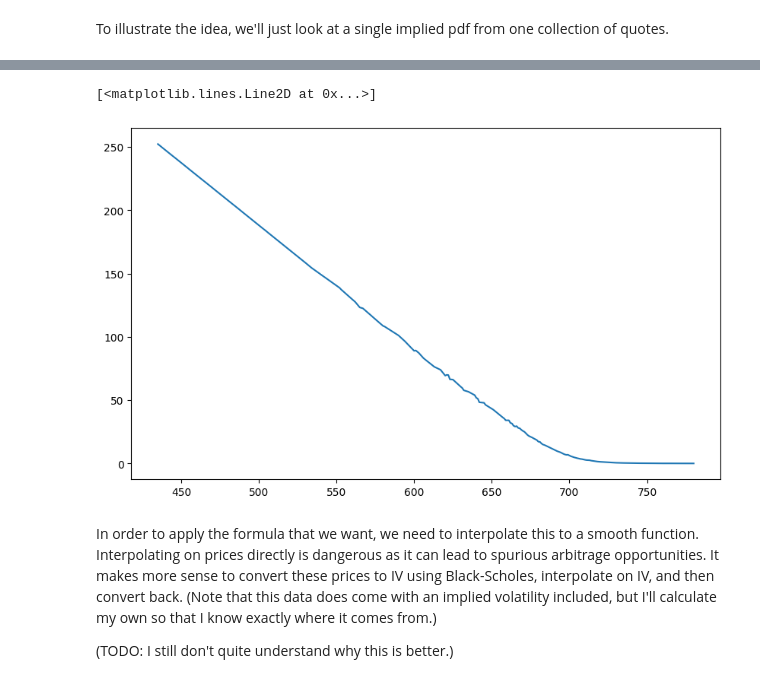
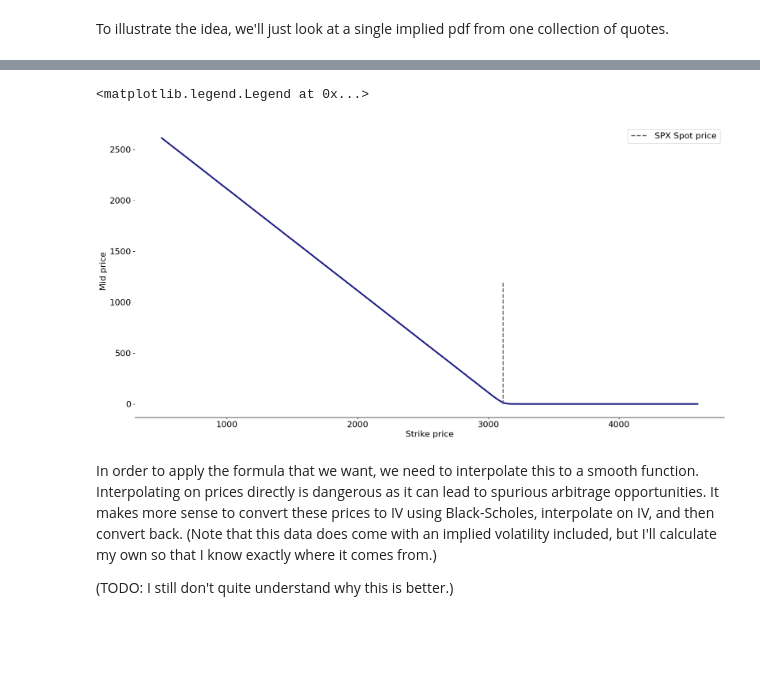
Before and after one commit to swbuchanan/implied-stock-distributions, a Jupyter notebook: project.ipynb, the cells around one changed output, grey strips where cells are left out. Cells and saved outputs as stored; diff of their text form; code cells hidden in the pictures; blank space fills up the shorter version.

```diff
--- a/project.ipynb
+++ b/project.ipynb
@@ -65,6 +65,11 @@ spx_dfs = [
 ]
 
 spx_df = pd.concat(spx_dfs, ignore_index=True).dropna()
+
+
+numeric_cols = ['call_iv', 'call_last', 'put_last'] # TODO: and some more
+for col in numeric_cols:
+    spx_df[col] = pd.to_numeric(spx_df[col], errors="coerce")
 
 
 spx_df['call_bid'] = pd.to_numeric(spx_df['call_bid'], errors='coerce')
@@ -81,7 +86,7 @@ spx_1dte = spx_df[spx_df['tte_unix'] == 60*60*24]
 spx_7dte = spx_df[spx_df['tte_unix'] == 60*60*24*7]
 spx_28dte = spx_df[spx_df['tte_unix'] == 60*60*24*28]
 
-# create a collection of dataframes for each day
+# create a collection of dataframes, one for each day
 spx_1dte_dfs = [
     spx_1dte[spx_1dte['quote_unix'] == utime]
     for utime in spx_1dte['quote_unix'].unique()
@@ -101,21 +133,22 @@ display(spx_1dte_dfs[0])
 # %%
+fig, ax = plt.subplots(figsize=(20,10))
 
+# for df in spx_1dte_dfs:
+    # ax.plot(df['strike'], df['call_mid'], alpha=.1)
 
+df = spx_1dte_dfs[30]
+ax.plot(df['strike'], df['call_mid'], color="#1F1F84", linewidth=3)
+ax.vlines(df['underlying_last'].mean(), ymin=0, ymax=1200, color="#5C5C5C", linestyle="--", linewidth=2, label="SPX Spot price")
 
-my_df['call_mid'] = (my_df['call_bid'] + my_df['call_ask']) / 2
-
-# add a column for the time to expiry in years
-spx_2020['tte_years'] = spx_2020['tte_unix']/(60*60*24*365)
-
-
-
-plt.figure(figsize=(10,6))
-# plt.plot(one_m_calls['strike'], one_m_calls['impliedVolatility'])
-plt.plot(np.arange(0,4000), np.arange(0,4000))
-plt.plot(my_df['strike'], my_df['call_mid'])
+ax.spines["right"].set_visible(False)
+ax.spines["left"].set_visible(False)
+ax.spines["top"].set_visible(False)
+ax.set_xlabel("Strike price")
+ax.set_ylabel("Mid price");
+ax.legend()
 # %% [output]
-[<matplotlib.lines.Line2D at 0x...>]
+<matplotlib.legend.Legend at 0x...>
-[figure, old version]
+[figure, new version]
 # %% [markdown]
 In order to apply the formula that we want, we need to interpolate this to a smooth function.
 Interpolating on prices directly is dangerous as it can lead to spurious arbitrage opportunities.
```
Also changed, not shown: parts of 6 cells of this notebook, 6 other files.
